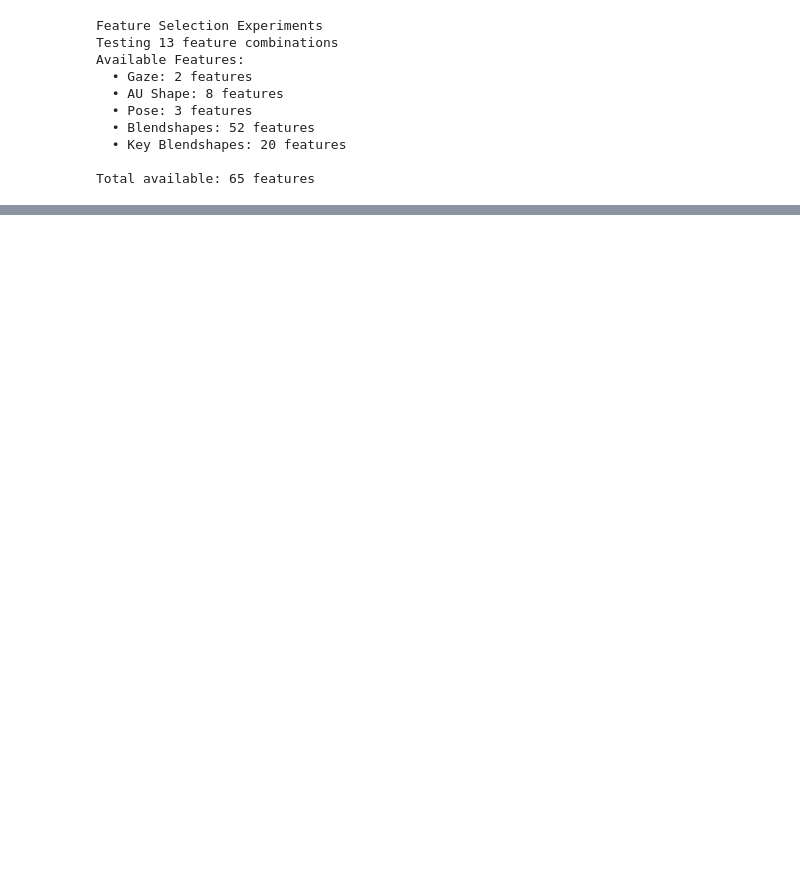
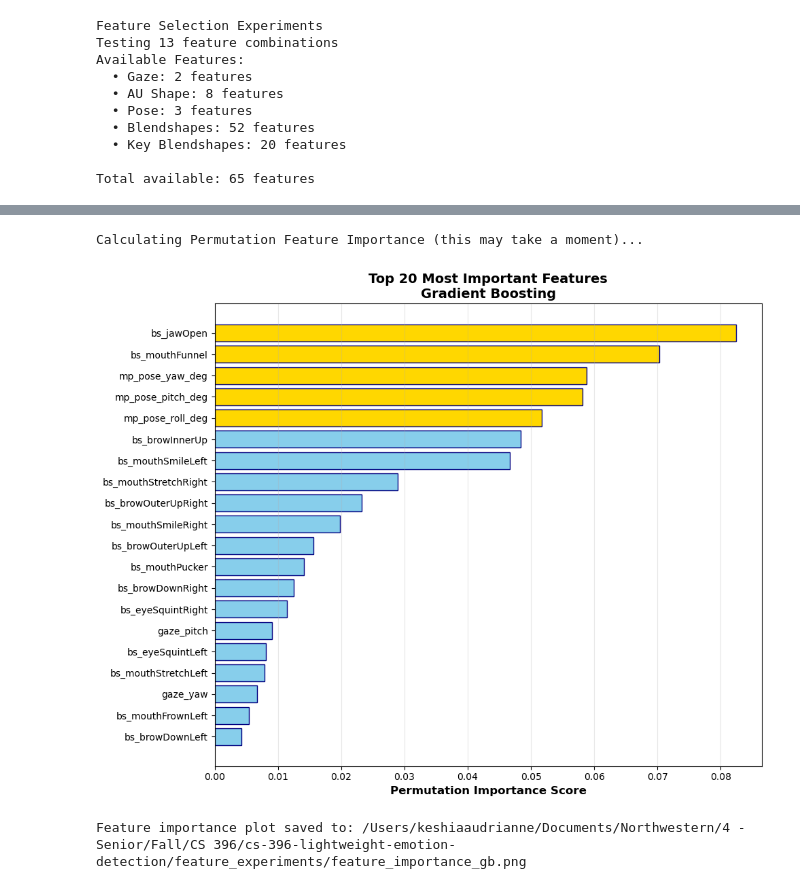
Before and after one commit to emma-baumgardner/cs-396-lightweight-emotion-detection, a Jupyter notebook: Emotional_Charades_Model_Training.ipynb, the cells around one changed output, grey strips where cells are left out. Saved outputs shown, nothing was run; the diff lists cells and outputs as text; code cells hidden in the pictures; blank space fills up the shorter version.

```diff
--- a/Emotional_Charades_Model_Training.ipynb
+++ b/Emotional_Charades_Model_Training.ipynb
@@ -598,20 +467,0 @@ print(f"  Test:       {len(X_test):6,d}")
-# %%
-models = {
-    'Random Forest': RandomForestClassifier(random_state=config.RANDOM_STATE, n_jobs=-1),
-    'Gradient Boosting': GradientBoostingClassifier(random_state=config.RANDOM_STATE)
-}
-
-trained_models = {}
-
-for name, base_model in models.items():
-    best_model, best_params, best_cv_score = train_with_grid_search(X_train_scaled, y_train, X_val_scaled, y_val,
-                                                                    name, base_model, param_grids[name])
-
-    test_score = best_model.score(X_test_scaled, y_test)
-
-    trained_models[name] = {
-        'model': best_model,
-        'params': best_params,
-        'cv_score': best_cv_score,
-        'test_score': test_score
-    }
@@ -663,0 +692,39 @@ weighted avg       0.98      0.98      0.98     10755
+# %%
+# --- STEP 4: PLOTTING SETUP ---
+cm = confusion_matrix(y_test, y_pred)
+cm_normalized = cm.astype('float') / cm.sum(axis=1)[:, np.newaxis]
+
+print("\nCalculating Permutation Feature Importance (this may take a moment)...")
+perm_importance = permutation_importance(best_model, X_test_scaled, y_test, n_repeats=5, random_state=42, n_jobs=-1)
+importances = perm_importance.importances_mean
+feature_names_all = config.GAZE_FEATURES + config.POSE_FEATURES + config.KEY_BLENDSHAPES
+importance_df = pd.DataFrame({
+    'Feature': feature_names_all,
+    'Importance': importances
+}).sort_values('Importance', ascending=False)
+
+top_n = 20
+top_features = importance_df.head(top_n)
+
+# --- 5. PLOT FEATURE IMPORTANCE ---
+plt.figure(figsize=(10, 8))
+# Color top 5 gold, rest skyblue
+colors = ['gold' if i < 5 else 'skyblue' for i in range(len(top_features))]
+plt.barh(range(len(top_features)), top_features['Importance'], color=colors, edgecolor='navy')
+plt.yticks(range(len(top_features)), top_features['Feature'])
+plt.xlabel('Permutation Importance Score', fontsize=12, fontweight='bold')
+plt.title(f'Top {top_n} Most Important Features\n{best_model_name}',
+          fontsize=14, fontweight='bold')
+plt.gca().invert_yaxis()
+plt.grid(axis='x', alpha=0.3)
+plt.tight_layout()
+
+# Save and Show
+save_path = os.path.join(config.SAVE_DIR, 'feature_importance_gb.png')
+plt.savefig(save_path, dpi=300, bbox_inches='tight')
+plt.show()
+print(f"Feature importance plot saved to: {save_path}")
+# %% [output]
+Calculating Permutation Feature Importance (this may take a moment)...
+[figure, added]
+Feature importance plot saved to: /Users/keshiaaudrianne/Documents/Northwestern/4 - Senior/Fall/CS 396/cs-396-lightweight-emotion-detection/feature_experiments/feature_importance_gb.png
```
Also changed, not shown: parts of 17 cells of this notebook, 41 other files.
